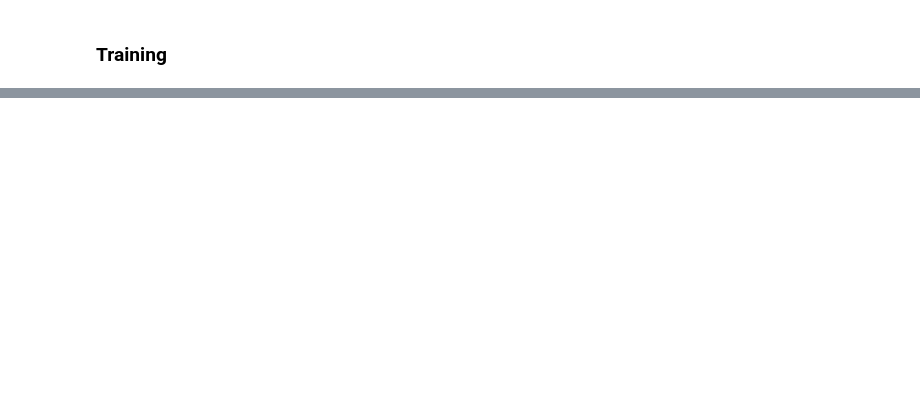
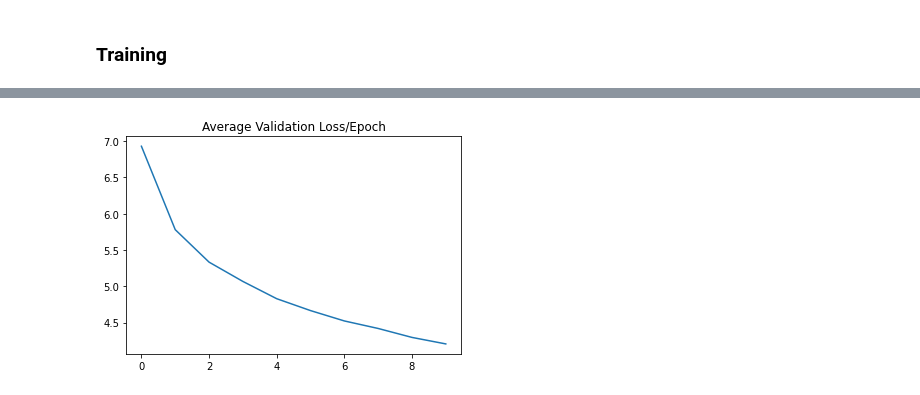
Before and after one commit to MuscularBrain/multi_model_image_captioning_flicker8k, a Jupyter notebook: src/playground.ipynb, the cells around one changed output, grey strips where cells are left out. Cells and saved outputs as stored; diff of their text form; code cells hidden in the pictures; blank space fills up the shorter version.

```diff
--- a/src/playground.ipynb
+++ b/src/playground.ipynb
@@ -290,0 +235,6 @@ def Predict(self, inputs, max_len=20):
+# %%
+plt.plot(valid_loss)
+plt.title('Average Validation Loss/Epoch')
+plt.show()
+# %% [output]
+[figure, added]
```
Also changed, not shown: parts of 32 cells of this notebook, 4 other files.
